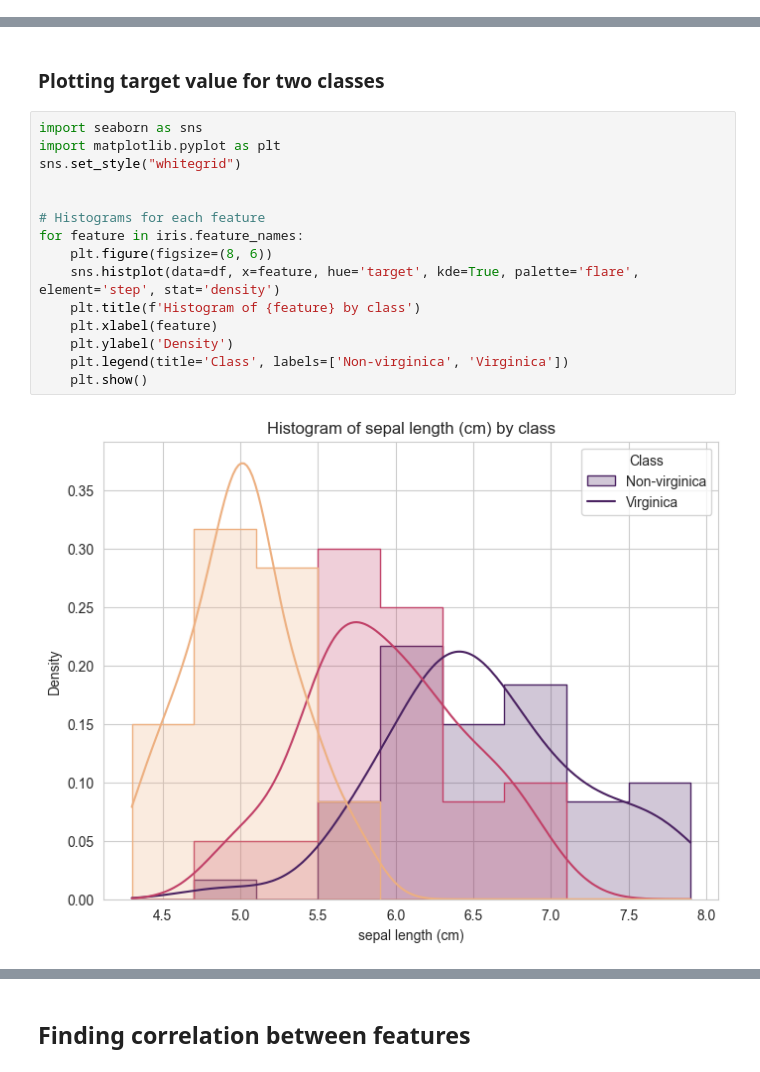
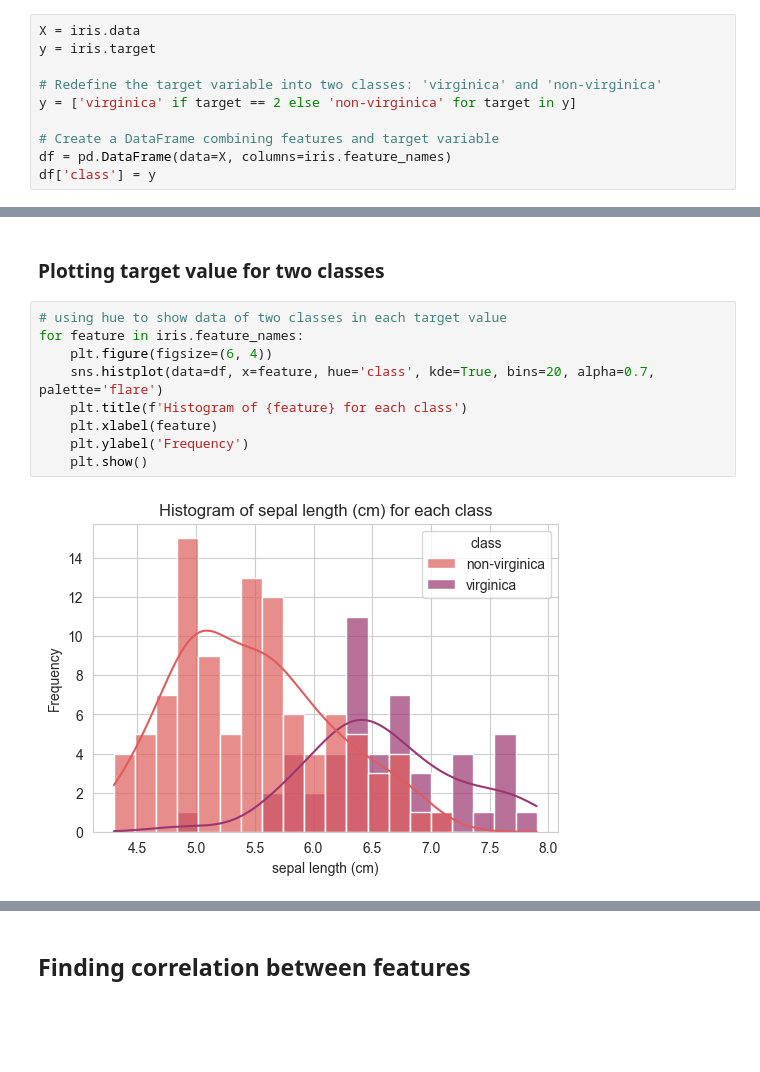
Before and after one commit to Harshahir01/LAB_2_CSCN8010, a Jupyter notebook: lab6/lab6.ipynb, the cells around one changed output, grey strips where cells are left out. Saved outputs shown, nothing was run; the diff lists cells and outputs as text; blank space fills up the shorter version.

```diff
--- a/lab6/lab6.ipynb
+++ b/lab6/lab6.ipynb
@@ -35,0 +15,10 @@ Class counts: [100  50]
+# %%
+X = iris.data
+y = iris.target
+
+# Redefine the target variable into two classes: 'virginica' and 'non-virginica'
+y = ['virginica' if target == 2 else 'non-virginica' for target in y]
+
+# Create a DataFrame combining features and target variable
+df = pd.DataFrame(data=X, columns=iris.feature_names)
+df['class'] = y
@@ -36,19 +52,13 @@ Class counts: [100  50]
 # %% [markdown]
 ### Plotting target value for two classes
 # %%
-import seaborn as sns
-import matplotlib.pyplot as plt
-sns.set_style("whitegrid")
-
-
-# Histograms for each feature
+# using hue to show data of two classes in each target value
 for feature in iris.feature_names:
-    plt.figure(figsize=(8, 6))
-    sns.histplot(data=df, x=feature, hue='target', kde=True, palette='flare', element='step', stat='density')
-    plt.title(f'Histogram of {feature} by class')
+    plt.figure(figsize=(6, 4))
+    sns.histplot(data=df, x=feature, hue='class', kde=True, bins=20, alpha=0.7, palette='flare')
+    plt.title(f'Histogram of {feature} for each class')
     plt.xlabel(feature)
-    plt.ylabel('Density')
-    plt.legend(title='Class', labels=['Non-virginica', 'Virginica'])
+    plt.ylabel('Frequency')
     plt.show()
 # %% [output]
-[figure, old version]
+[figure, new version]
```
Also changed, not shown: parts of 11 cells of this notebook, 1 other file.
